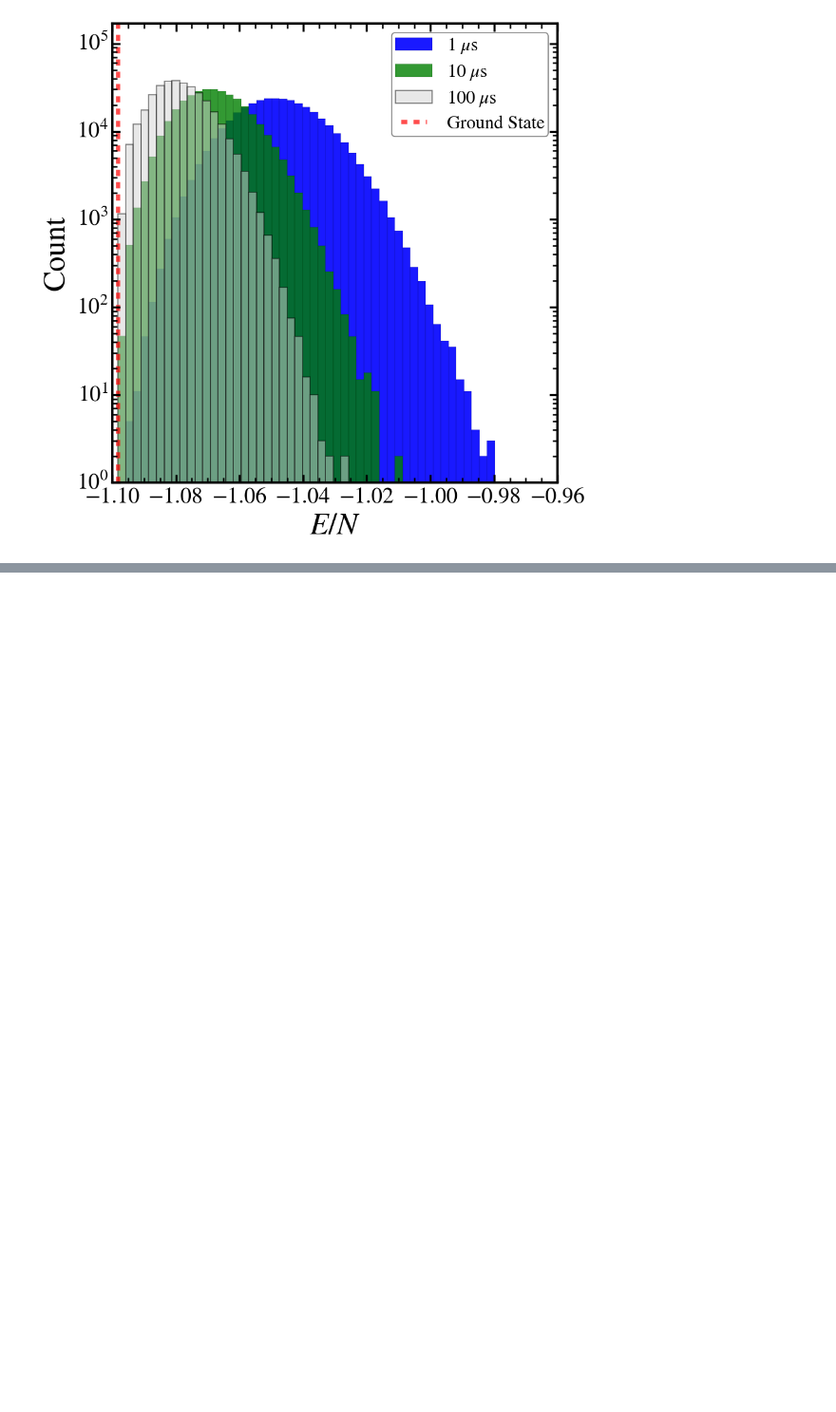
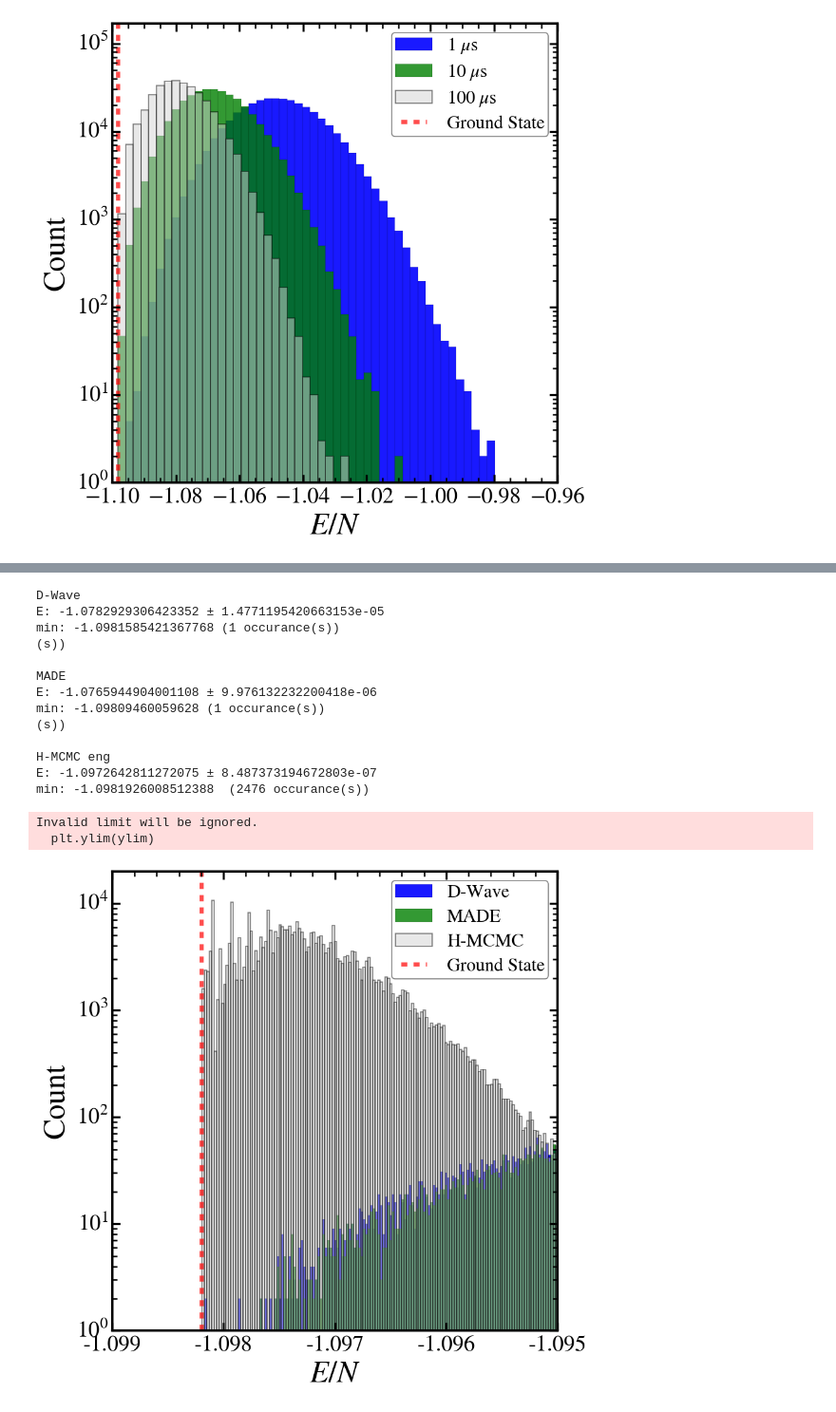
Before and after one commit to gscriva/n-mcmc, a Jupyter notebook: accelerating_monte_carlo.ipynb, the cells around one changed output, grey strips where cells are left out. Shown at 95% size. Drawn from its saved outputs; the diff is of its cells as text; code cells hidden in the pictures; blank space fills up the shorter version.

```diff
--- a/accelerating_monte_carlo.ipynb
+++ b/accelerating_monte_carlo.ipynb
@@ -939,0 +989,11 @@ labels_3nn = [r"1 $\mu$s",r"10 $\mu$s", r"100 $\mu$s", r"1-10-100 $\mu$s",
+# %%
+betas_hybrid_3nn = np.linspace(1, 4, 31)
+betas_hybrid_3nn = np.append(betas_hybrid_3nn, [4.25, 4.5, 4.75, 5., 5.5, 6., 6.5, 7., 7.5, 8., 8.5, 9., 9.5, 10.])
+
+parent_path = "data/hybrid/3nn_100mus_betas10-50/"
+
+hybrid_paths = sorted(os.listdir(parent_path))
+hybrid_paths = [parent_path + path for path in hybrid_paths]
+
+eng_seq_hybrid_3nn = [np.load(path)['energy'] / spin_side**2 for path in hybrid_paths]
+eng_seq_hybrid_3nn = np.asarray(eng_seq_hybrid_3nn)
@@ -1003,0 +1231,22 @@ min: -1.0981585421367768  (1 occurance(s))
+# %%
+ticklables = [-1.099, -1.098, -1.097, -1.096, -1.095]
+
+plot_hist([dwave_datasets_3nn[2], made_data_3nn[2]], couplings_path_3nn,
+        hybrid_paths[-1], ground_state=ground_state_3nn,
+        labels=[r"D-Wave", r"MADE", r"H-MCMC"], num_bins=6000,
+        xlim=(-1.099, -1.095), ylim=(0., 20000), ticklables=ticklables, density=False, save=False)
+# %% [output]
+D-Wave
+E: -1.0782929306423352 ± 1.4771195420663153e-05
+min: -1.0981585421367768 (1 occurance(s))                                                                    (s))
+
+MADE
+E: -1.0765944904001108 ± 9.976132232200418e-06
+min: -1.09809460059628 (1 occurance(s))                                                                    (s))
+
+H-MCMC eng
+E: -1.0972642811272075 ± 8.487373194672803e-07
+min: -1.0981926008512388  (2476 occurance(s))
+Invalid limit will be ignored.
+  plt.ylim(ylim)
+[figure, added]
```
Also changed, not shown: parts of 31 cells of this notebook.
